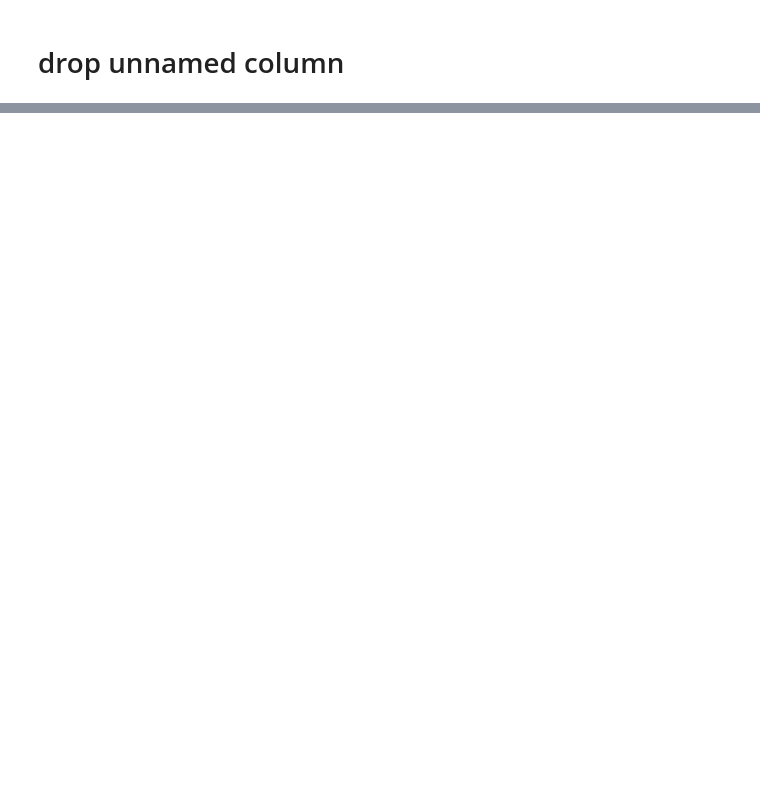
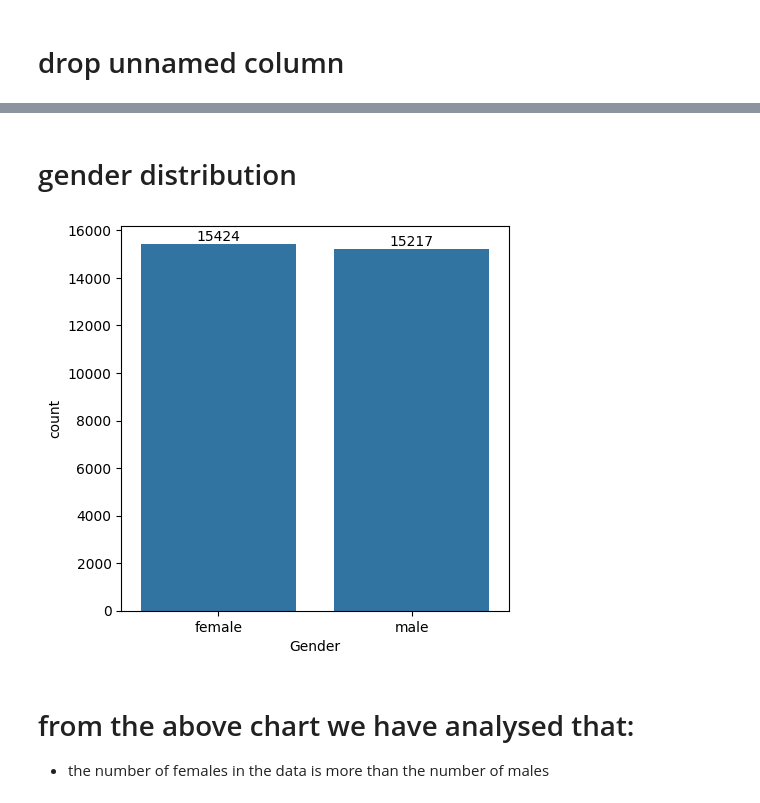
Before and after one commit to Amanmishra03/data-analysis---project, a Jupyter notebook: student marks analysis/analysis.ipynb, the cells around one changed output, grey strips where cells are left out. Cells and saved outputs as stored; diff of their text form; code cells hidden in the pictures; blank space fills up the shorter version.

```diff
--- a/student marks analysis/analysis.ipynb
+++ b/student marks analysis/analysis.ipynb
@@ -83,5 +41,4 @@ memory usage: 2.1+ MB
 # %% [markdown]
 # drop unnamed column
 # %%
-data = data.drop("unnamed: 0", axis=1)
-print(data.head())
+data = data.drop("Unnamed: 0", axis=1)
@@ -89,0 +70,2 @@ KeyError: "['unnamed: 0'] not found in axis"
+# %%
+data["WklyStudyHours"] = data["WklyStudyHours"].str.replace("05-Oct", "10-Oct")
@@ -89,0 +81,12 @@ KeyError: "['unnamed: 0'] not found in axis"
+# %% [markdown]
+# gender distribution
+# %%
+plt.figure(figsize=(5, 5))
+ax = sns.countplot(data = data, x = "Gender")
+ax.bar_label(ax.containers[0])
+plt.show()
+# %% [output]
+[figure, added]
+# %% [markdown]
+# from the above chart we have analysed that:
+- the number of females in the data is more than the number of males
```
Also changed, not shown: parts of 13 cells of this notebook.
